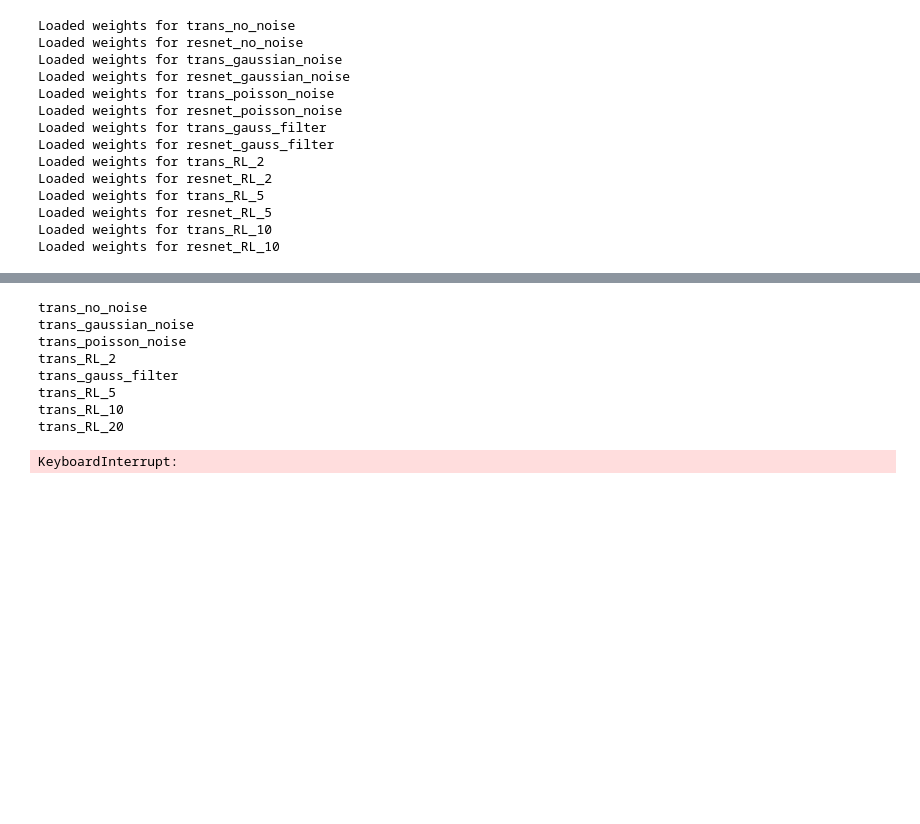
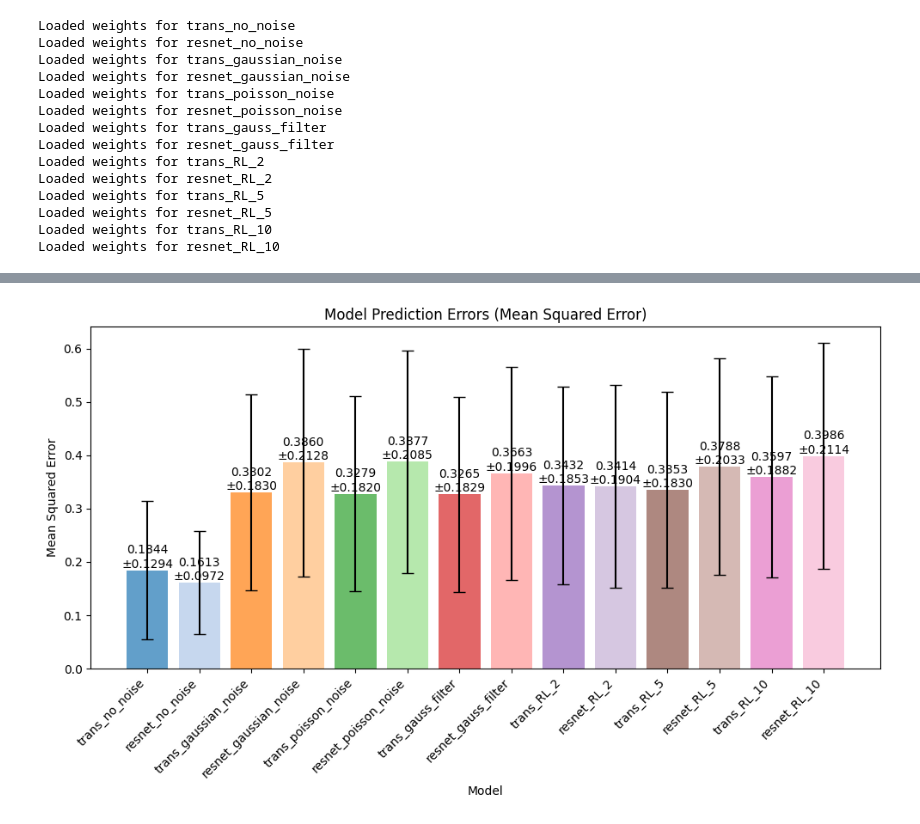
Before and after one commit to Biomedical-Imaging-Group/MolecularDiffusion_MiViT, a Jupyter notebook: train_results_multipleSettings.ipynb, the cells around one changed output, grey strips where cells are left out. Cells and saved outputs as stored; diff of their text form; code cells hidden in the pictures; blank space fills up the shorter version.

```diff
--- a/train_results_multipleSettings.ipynb
+++ b/train_results_multipleSettings.ipynb
@@ -490,0 +481,14 @@ plot_model_predictions_vs_D_in_order(models, val_vid_in_order, val_d_in_order, s
+# %%
+vids = val_vid_in_order[:,0]
+print(vids.shape)
+for name in selected_models:
+    model = models[name]
+    model.eval()
+    with torch.no_grad():
+
+        vid = vids.to(device)
+        idx_images = images_idx_from_name(name)
+        vid = vid[:,idx_images]
+        preds = model(vid)
+        print(name, preds[0]*D_max_normalization)
+        play_video(vid[0])
@@ -499,6 +526,7 @@ def plot_error_std(selected_models, mse_dict, std_dict):
     - std_dict (dict): Dictionary of standard deviations for each model
     """
     plt.figure(figsize=(10, 6))
+    tab20_colors = plt.get_cmap('tab20').colors
 
     # Prepare data for plotting
     model_names = list(selected_models)
@@ -508,7 +536,7 @@ def plot_error_std(selected_models, mse_dict, std_dict):
     # Create bar plot with error bars
     plt.bar(model_names, mean_errors, yerr=std_errors,
             capsize=5, alpha=0.7,
-            color=['blue', 'green', 'red', 'purple', 'orange'])
+            color=tab20_colors)
 
     plt.title('Model Prediction Errors (Mean Squared Error)')
     plt.xlabel('Model')
@@ -540,59 +568,59 @@ def plot_erro_all_d(models, val_vid_in_order, val_d_in_order, selected_models):
     if isinstance(val_d_in_order, np.ndarray):
         val_d_in_order = torch.tensor(val_d_in_order, dtype=torch.float32)
 
+
+
+
     # Reshape video tensor to (700, 30, 9, 9)
-    val_vid_reshaped = val_vid_in_order.view(5, -1, 30, 9, 9).to(device)
+    val_vid_reshaped = val_vid_in_order.view(-1,7, 30, 9, 9).to(device)
 
     # Explicitly repeat val_d_in_order 10 times to create a (700,) array
-    true_d_repeated = torch.repeat_interleave(val_d_in_order, repeats=10)
+    true_d_repeated = torch.repeat_interleave(val_d_in_order, repeats=10).unsqueeze(1)
 
     # Dictionaries to store predictions, MSE, and standard deviation
     model_preds = {name: [] for name in selected_models}
     mse_dict = {}
     std_dict = {}
 
     for name in selected_models:
         model = models[name]
         model.eval()
-        print(name)
         with torch.no_grad():
-            idx = images_idx_from_name(name)
-
-            vid = val_vid_reshaped[idx]
-            if("RL" in name):
-                rl_iters = rl_number(name)
-                vid = apply_rl_tv_tensor(vid, psf, n_iters=rl_iters)
-
+            vid = val_vid_reshaped.to(device)
+            idx_images = images_idx_from_name(name)
+            vid = vid[:,idx_images]
             preds = model(vid)
 
             # Multiply by D_max_normalization because model was trained to predict values between 0 and 1
             preds = preds * D_max_normalization
 
-            # Compute Mean Squared Error (MSE)
-            mse = np.mean((preds.cpu().numpy() - true_d_repeated.cpu().numpy())**2)
+            # Extract numpy arrays from tensors
+            preds_np = preds.cpu().numpy()
+            true_np = true_d_repeated.cpu().numpy()
+            errors = preds_np - true_np
+            # Add epsilon to denominator to avoid division by zero
+            epsilon = 1e-8
+            scaled_errors = errors / (true_np + epsilon)
+            scaled_errors = errors
+            # Step 3: Compute the scaled Mean Squared Error (MSE)
+            scaled_mse = np.mean(scaled_errors**2)
+            #scaled_mse = np.mean(np.abs(scaled_errors))
 
-            # Compute standard deviation of errors
-            std_error = np.std((preds.cpu().numpy() - true_d_repeated.cpu().numpy())**2)
+            # Step 4: Compute the standard deviation of the scaled squared errors
+            scaled_std = np.std(scaled_errors**2)/3
+            #scaled_std = np.std(np.abs(scaled_errors))
 
             # Store MSE and standard deviation
-            mse_dict[name] = mse
-            std_dict[name] = std_error
+            mse_dict[name] = scaled_mse
+            std_dict[name] = scaled_std
 
             # Potentially create prediction plot
             model_preds[name] = preds.mean().item()
 
     plot_error_std(selected_models, mse_dict, std_dict)
 
 
 #selected_models.append("deepcnn_1layer_s")
-plot_erro_all_d(models, val_vid_in_order, val_d_in_order, selected_models)
+plot_erro_all_d(models, val_vid_in_order, val_d_in_order, models.keys())
 # %% [output]
-trans_no_noise
-trans_gaussian_noise
-trans_poisson_noise
-trans_RL_2
-trans_gauss_filter
-trans_RL_5
-trans_RL_10
-trans_RL_20
-KeyboardInterrupt:
+[figure, added]
```
Also changed, not shown: parts of 11 cells of this notebook, 3 other files.
